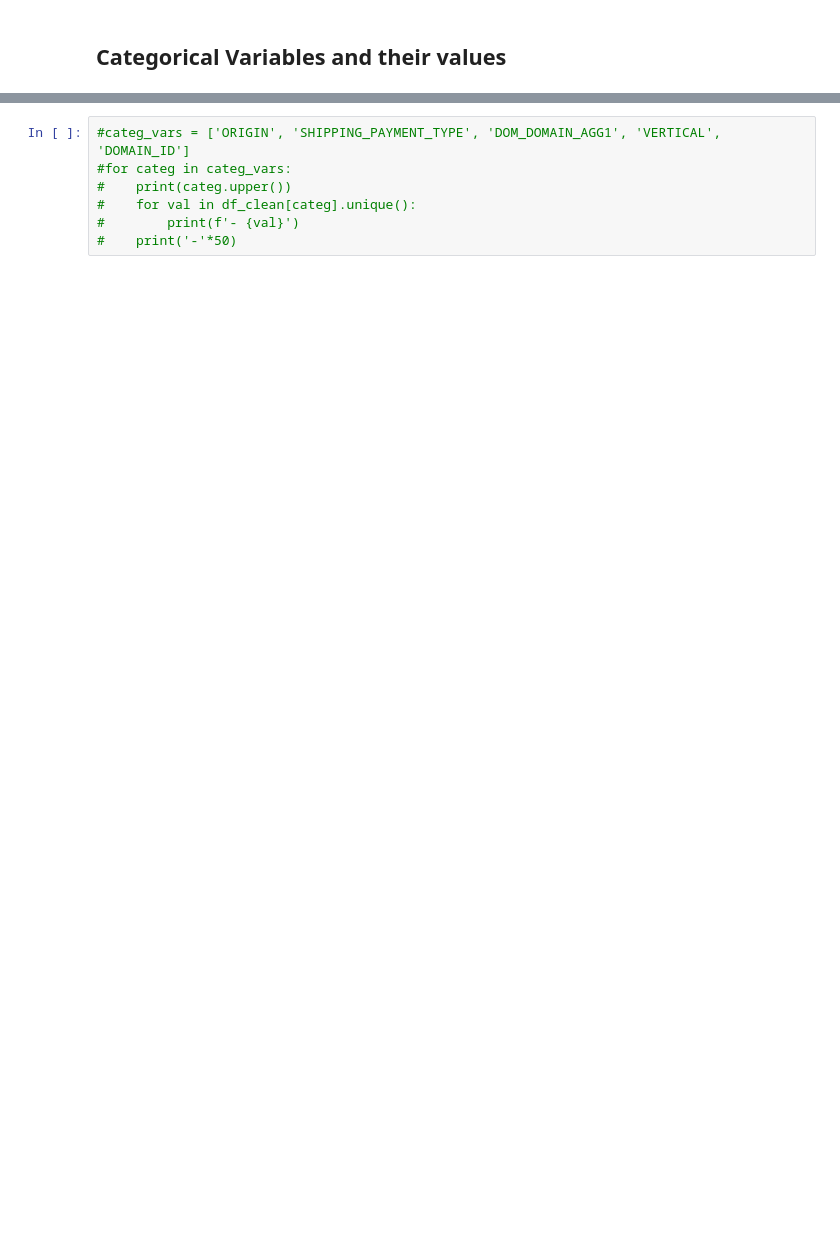
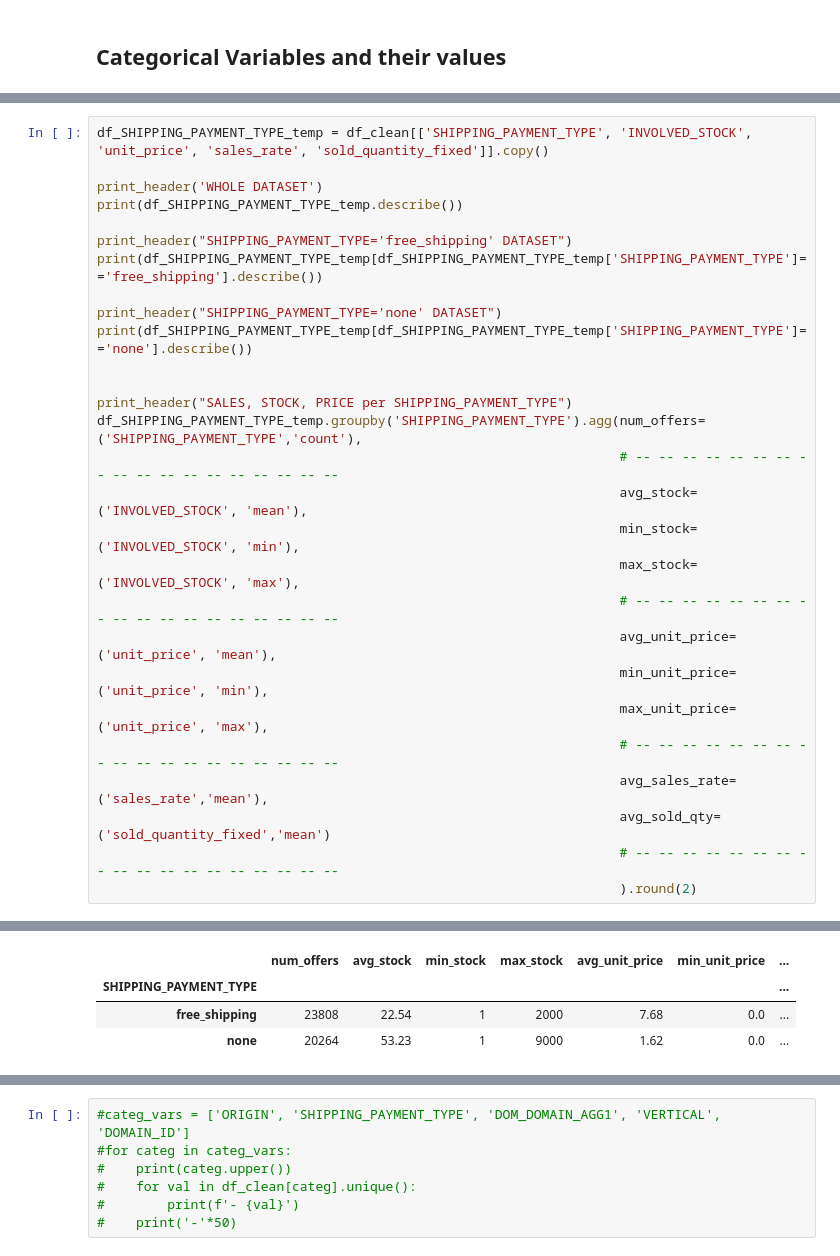
Before and after one commit to rafands/Meli_Tech_Challenge, a Jupyter notebook: EDA_ofertas_relampago.ipynb, the cells around one changed output, grey strips where cells are left out. Cells and saved outputs as stored; diff of their text form; blank space fills up the shorter version.

```diff
--- a/EDA_ofertas_relampago.ipynb
+++ b/EDA_ofertas_relampago.ipynb
@@ -1317,0 +1376,29 @@ df_orig.describe()
+# %%
+df_SHIPPING_PAYMENT_TYPE_temp = df_clean[['SHIPPING_PAYMENT_TYPE', 'INVOLVED_STOCK', 'unit_price', 'sales_rate', 'sold_quantity_fixed']].copy()
+
+print_header('WHOLE DATASET')
+print(df_SHIPPING_PAYMENT_TYPE_temp.describe())
+
+print_header("SHIPPING_PAYMENT_TYPE='free_shipping' DATASET")
+print(df_SHIPPING_PAYMENT_TYPE_temp[df_SHIPPING_PAYMENT_TYPE_temp['SHIPPING_PAYMENT_TYPE']=='free_shipping'].describe())
+
+print_header("SHIPPING_PAYMENT_TYPE='none' DATASET")
+print(df_SHIPPING_PAYMENT_TYPE_temp[df_SHIPPING_PAYMENT_TYPE_temp['SHIPPING_PAYMENT_TYPE']=='none'].describe())
+
+
+print_header("SALES, STOCK, PRICE per SHIPPING_PAYMENT_TYPE")
+df_SHIPPING_PAYMENT_TYPE_temp.groupby('SHIPPING_PAYMENT_TYPE').agg(num_offers=('SHIPPING_PAYMENT_TYPE','count'),
+                                                                   # -- -- -- -- -- -- -- -- -- -- -- -- -- -- -- -- -- --
+                                                                   avg_stock=('INVOLVED_STOCK', 'mean'),
+                                                                   min_stock=('INVOLVED_STOCK', 'min'),
+                                                                   max_stock=('INVOLVED_STOCK', 'max'),
+                                                                   # -- -- -- -- -- -- -- -- -- -- -- -- -- -- -- -- -- --
+                                                                   avg_unit_price=('unit_price', 'mean'),
+                                                                   min_unit_price=('unit_price', 'min'),
+                                                                   max_unit_price=('unit_price', 'max'),
+                                                                   # -- -- -- -- -- -- -- -- -- -- -- -- -- -- -- -- -- --
+                                                                   avg_sales_rate=('sales_rate','mean'),
+                                                                   avg_sold_qty=('sold_quantity_fixed','mean')
+                                                                   # -- -- -- -- -- -- -- -- -- -- -- -- -- -- -- -- -- --
+                                                                   ).round(2)
+# %% [output]
@@ -1317,0 +1422,4 @@ df_orig.describe()
+|  | num_offers | avg_stock | min_stock | max_stock | avg_unit_price | min_unit_price | ... |
+| SHIPPING_PAYMENT_TYPE |  |  |  |  |  |  | ... |
+| free_shipping | 23808 | 22.54 | 1 | 2000 | 7.68 | 0.0 | ... |
+| none | 20264 | 53.23 | 1 | 9000 | 1.62 | 0.0 | ... |
```
Also changed, not shown: parts of 22 cells of this notebook.
